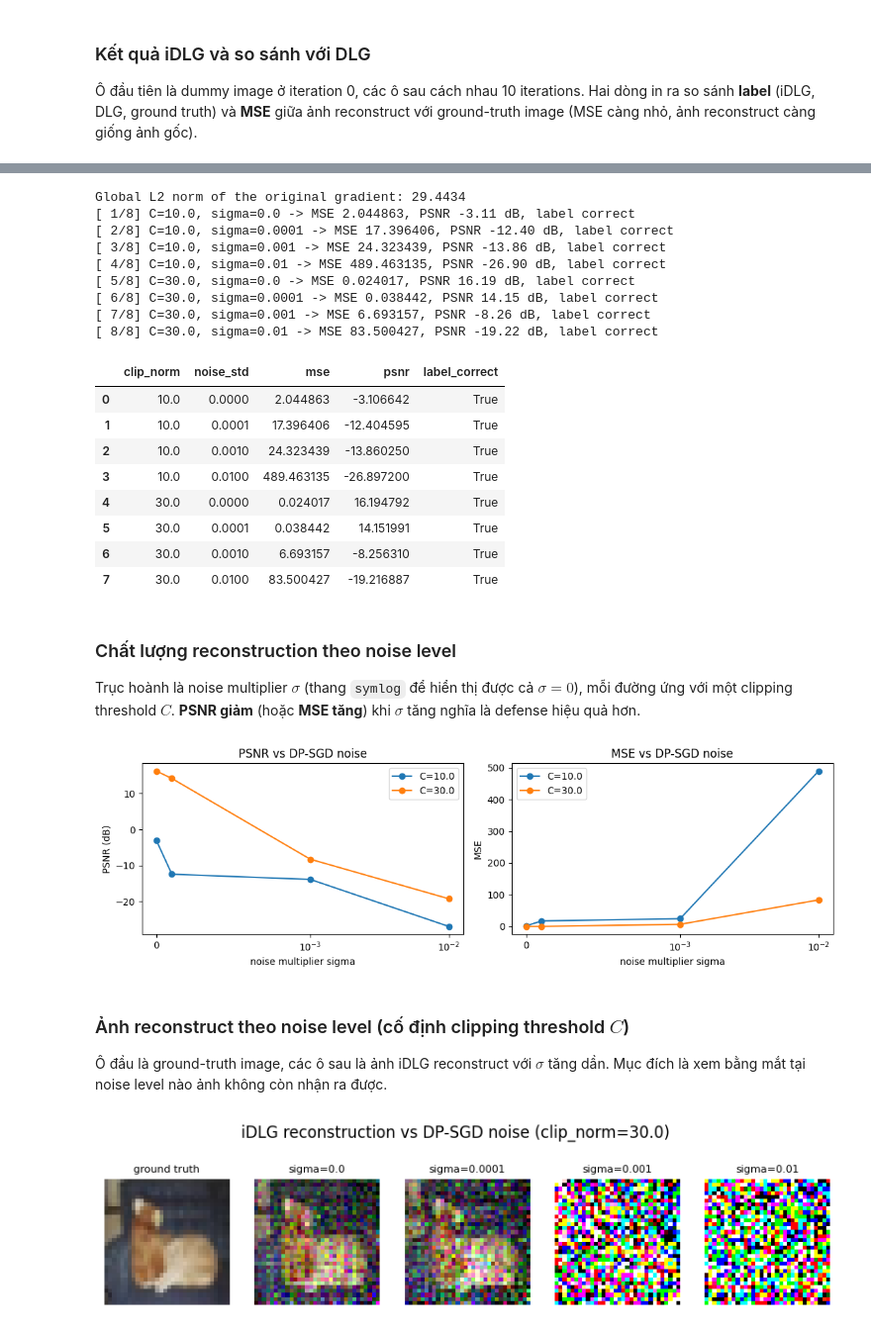
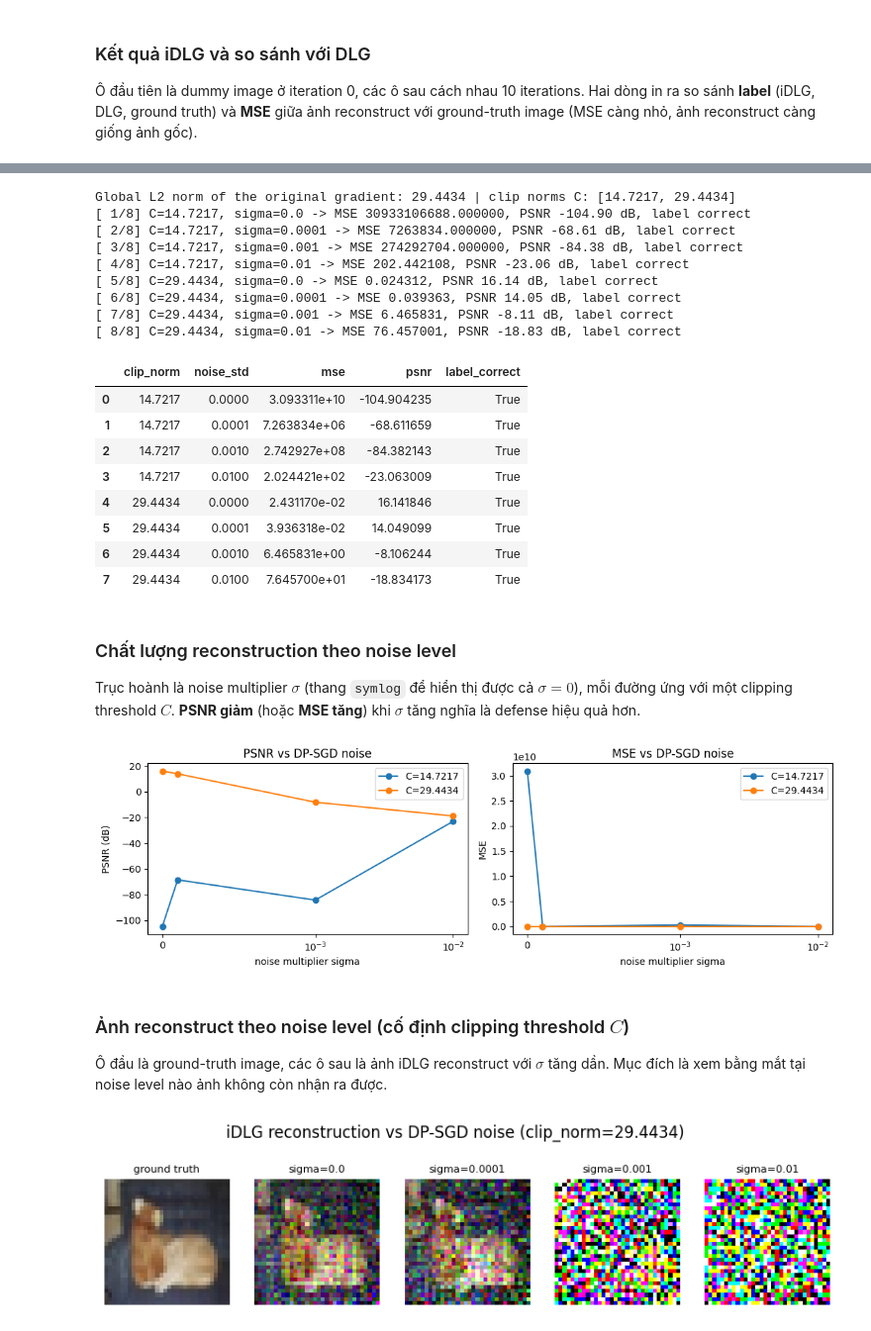
Before and after one commit to huynt119/Trustworthy_AI_Project, a Jupyter notebook: part1_dlg_lenet/part1.ipynb, the cells around one changed output, grey strips where cells are left out. Shown at 99% size. Saved outputs shown, nothing was run; the diff lists cells and outputs as text; code cells hidden in the pictures.

```diff
--- a/part1_dlg_lenet/part1.ipynb
+++ b/part1_dlg_lenet/part1.ipynb
@@ -176,18 +176,19 @@ Dummy label is 7.
 optimizer = torch.optim.LBFGS([dummy_data, dummy_label] )
 
 history = []
+history_tensors = []
 for iters in range(300):
     def closure():
         optimizer.zero_grad()
 
         pred = net(dummy_data)
         dummy_onehot_label = F.softmax(dummy_label, dim=-1)
-        dummy_loss = criterion(pred, dummy_onehot_label) # TODO: fix the gt_label to dummy_label in both code and slides.
+        dummy_loss = criterion(pred, dummy_onehot_label) # loss tính trên dummy_onehot_label (soft label), không dùng label thật
         dummy_dy_dx = torch.autograd.grad(dummy_loss, net.parameters(), create_graph=True)
 
         grad_diff = 0
         grad_count = 0
-        for gx, gy in zip(dummy_dy_dx, original_dy_dx): # TODO: fix the variablas here
+        for gx, gy in zip(dummy_dy_dx, original_dy_dx): # gx: gradient của dummy image, gy: gradient gốc (leaked) tương ứng từng tham số
             grad_diff += ((gx - gy) ** 2).sum()
             grad_count += gx.nelement()
         # grad_diff = grad_diff / grad_count * 1000
@@ -200,3 +201,4 @@ for iters in range(300):
         current_loss = closure()
         print(iters, "%.4f" % current_loss.item())
     history.append(tt(dummy_data[0].cpu()))
+    history_tensors.append(dummy_data[0].detach().cpu().clone())
@@ -274,6 +258,7 @@ idlg_criterion = nn.CrossEntropyLoss().to(device)
 optimizer = torch.optim.LBFGS([idlg_dummy_data], lr=1.0)
 
 idlg_history = []
+idlg_history_tensors = []
 for iters in range(300):
     def closure():
         optimizer.zero_grad()
@@ -296,4 +281,5 @@ for iters in range(300):
         if current_loss.item() < 0.000001: # converge
             break
     idlg_history.append(tt(idlg_dummy_data[0].cpu()))
+    idlg_history_tensors.append(idlg_dummy_data[0].detach().cpu().clone())
 # %% [output]
@@ -353,14 +349,15 @@ $C$ càng lớn thì càng ít bị clip (giữ nhiều signal hơn); $\sigma$ c
 # %%
 import pandas as pd
 
-# Lưới nhỏ (2 x 4 = 8 cấu hình) và ít iterations để chạy nhanh. C được chọn theo global L2 norm của gradient (in ra bên dưới):
+# Lưới nhỏ (2 x 4 = 8 cấu hình) và ít iterations để chạy nhanh. C được tính theo tỉ lệ
+# C/||g|| = 0.5 (clip còn nửa norm) và 1.0 (C đúng bằng norm -> không clip, biên giới toán học chính xác) của chính total_norm:
 # C > norm -> không bị clip, C < norm -> gradient bị thu nhỏ. Noise thực tế trên mỗi phần tử là sigma * C.
-clip_norms = [10.0, 30.0]
 noise_stds = [0.0, 0.0001, 0.001, 0.01]
 NUM_ITERS_DEFENSE = 50
 
 total_norm = torch.sqrt(sum((g ** 2).sum() for g in original_dy_dx))
-print("Global L2 norm of the original gradient: %.4f" % total_norm.item())
+clip_norms = [round(r * total_norm.item(), 4) for r in (0.5, 1.0)]   # half-norm clip, and C = norm exactly (no clipping)
+print("Global L2 norm of the original gradient: %.4f | clip norms C: %s" % (total_norm.item(), clip_norms))
 
 defense_results = []
 for C in clip_norms:
@@ -405,24 +402,24 @@ for C in clip_norms:
 defense_df = pd.DataFrame(defense_results)
 defense_df.drop(columns="image")
 # %% [output]
-Global L2 norm of the original gradient: 29.4434
-[ 1/8] C=10.0, sigma=0.0 -> MSE 2.044863, PSNR -3.11 dB, label correct
-[ 2/8] C=10.0, sigma=0.0001 -> MSE 17.396406, PSNR -12.40 dB, label correct
-[ 3/8] C=10.0, sigma=0.001 -> MSE 24.323439, PSNR -13.86 dB, label correct
-[ 4/8] C=10.0, sigma=0.01 -> MSE 489.463135, PSNR -26.90 dB, label correct
-[ 5/8] C=30.0, sigma=0.0 -> MSE 0.024017, PSNR 16.19 dB, label correct
-[ 6/8] C=30.0, sigma=0.0001 -> MSE 0.038442, PSNR 14.15 dB, label correct
-[ 7/8] C=30.0, sigma=0.001 -> MSE 6.693157, PSNR -8.26 dB, label correct
-[ 8/8] C=30.0, sigma=0.01 -> MSE 83.500427, PSNR -19.22 dB, label correct
+Global L2 norm of the original gradient: 29.4434 | clip norms C: [14.7217, 29.4434]
+[ 1/8] C=14.7217, sigma=0.0 -> MSE 30933106688.000000, PSNR -104.90 dB, label correct
+[ 2/8] C=14.7217, sigma=0.0001 -> MSE 7263834.000000, PSNR -68.61 dB, label correct
+[ 3/8] C=14.7217, sigma=0.001 -> MSE 274292704.000000, PSNR -84.38 dB, label correct
+[ 4/8] C=14.7217, sigma=0.01 -> MSE 202.442108, PSNR -23.06 dB, label correct
+[ 5/8] C=29.4434, sigma=0.0 -> MSE 0.024312, PSNR 16.14 dB, label correct
+[ 6/8] C=29.4434, sigma=0.0001 -> MSE 0.039363, PSNR 14.05 dB, label correct
+[ 7/8] C=29.4434, sigma=0.001 -> MSE 6.465831, PSNR -8.11 dB, label correct
+[ 8/8] C=29.4434, sigma=0.01 -> MSE 76.457001, PSNR -18.83 dB, label correct
 |  | clip_norm | noise_std | mse | psnr | label_correct |
-| 0 | 10.0 | 0.0000 | 2.044863 | -3.106642 | True |
-| 1 | 10.0 | 0.0001 | 17.396406 | -12.404595 | True |
-| 2 | 10.0 | 0.0010 | 24.323439 | -13.860250 | True |
-| 3 | 10.0 | 0.0100 | 489.463135 | -26.897200 | True |
-| 4 | 30.0 | 0.0000 | 0.024017 | 16.194792 | True |
-| 5 | 30.0 | 0.0001 | 0.038442 | 14.151991 | True |
-| 6 | 30.0 | 0.0010 | 6.693157 | -8.256310 | True |
-| 7 | 30.0 | 0.0100 | 83.500427 | -19.216887 | True |
+| 0 | 14.7217 | 0.0000 | 3.093311e+10 | -104.904235 | True |
+| 1 | 14.7217 | 0.0001 | 7.263834e+06 | -68.611659 | True |
+| 2 | 14.7217 | 0.0010 | 2.742927e+08 | -84.382143 | True |
+| 3 | 14.7217 | 0.0100 | 2.024421e+02 | -23.063009 | True |
+| 4 | 29.4434 | 0.0000 | 2.431170e-02 | 16.141846 | True |
+| 5 | 29.4434 | 0.0001 | 3.936318e-02 | 14.049099 | True |
+| 6 | 29.4434 | 0.0010 | 6.465831e+00 | -8.106244 | True |
+| 7 | 29.4434 | 0.0100 | 7.645700e+01 | -18.834173 | True |
 # %% [markdown]
 ### Chất lượng reconstruction theo noise level
 
@@ -444,26 +441,26 @@ for ax in axes:
 plt.tight_layout()
 plt.show()
 # %% [output]
-[figure, old version]
+[figure, new version]
 # %% [markdown]
 ### Ảnh reconstruct theo noise level (cố định clipping threshold $C$)
 
 Ô đầu là ground-truth image, các ô sau là ảnh iDLG reconstruct với $\sigma$ tăng dần. Mục đích là xem bằng mắt tại noise level nào ảnh không còn nhận ra được.
 # %%
-C_fixed = 30.0
+C_fixed = clip_norms[-1]
 chosen = [r for r in defense_results if r["clip_norm"] == C_fixed]
 
 plt.figure(figsize=(2 * (len(chosen) + 1), 2.6))
 plt.subplot(1, len(chosen) + 1, 1)
 plt.imshow(tt(gt_data[0].cpu()))
 plt.title("ground truth", fontsize=8)
 plt.axis('off')
 for k, r in enumerate(chosen):
     plt.subplot(1, len(chosen) + 1, k + 2)
     plt.imshow(tt(r["image"][0].clamp(0, 1)))
     plt.title("sigma=%s" % r["noise_std"], fontsize=8)
     plt.axis('off')
 plt.suptitle("iDLG reconstruction vs DP-SGD noise (clip_norm=%s)" % C_fixed)
 plt.show()
 # %% [output]
-[figure, old version]
+[figure, new version]
```
Also changed, not shown: parts of 7 cells of this notebook, 6 other files.
